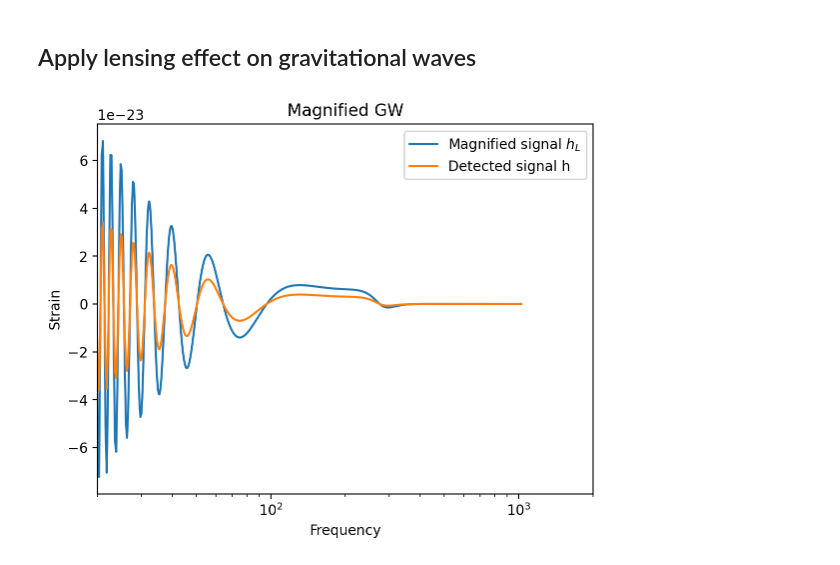
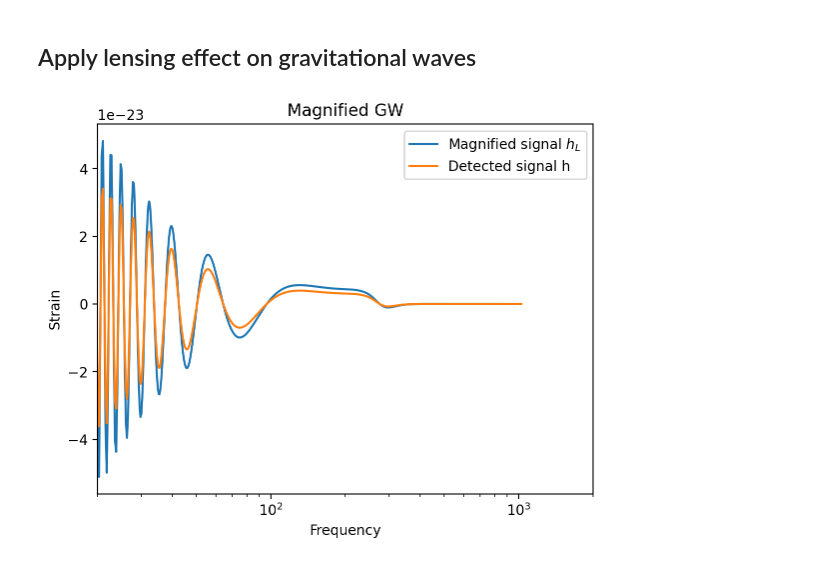
Before and after one commit to MiaoShang00/GW_project, a Jupyter notebook: snr_function.ipynb, the cells around one changed output. Saved outputs shown, nothing was run; the diff lists cells and outputs as text; code cells hidden in the pictures.

```diff
--- a/snr_function.ipynb
+++ b/snr_function.ipynb
@@ -301,27 +291,21 @@ plt.show()
 # %%
 # Magnification
 a=np.linspace(1,100,100)
 
-# Parameters
-ra=np.pi/4.
-dec=3./2*np.pi
-psi=np.pi/8.
-
 # Calculate magnified signal h_l
-h=Fp(ra,dec,psi)*hp+Fx(ra,dec,psi)*hx
-h_l=[i*h for i in a ]
+h_l=[np.sqrt(i)*h for i in a ]
 
 # Plot
 plt.semilogx(fs,h_l[1],label=r'Magnified signal $h_L$')
 plt.semilogx(fs,h,label=r'Detected signal h')
 plt.xlabel('Frequency')
 plt.ylabel('Strain')
 plt.xlim(20,2e3)
 plt.title('Magnified GW')
 
 #plt.semilogx(fs,hp,label=r'Real part $h_+$')
 #plt.semilogx(fs,hx,label=r'Real part $h_\times$')
 plt.legend()
 plt.show()
 # %% [output]
-[figure, old version]
+[figure, new version]
```
Also changed, not shown: parts of 9 cells of this notebook.
